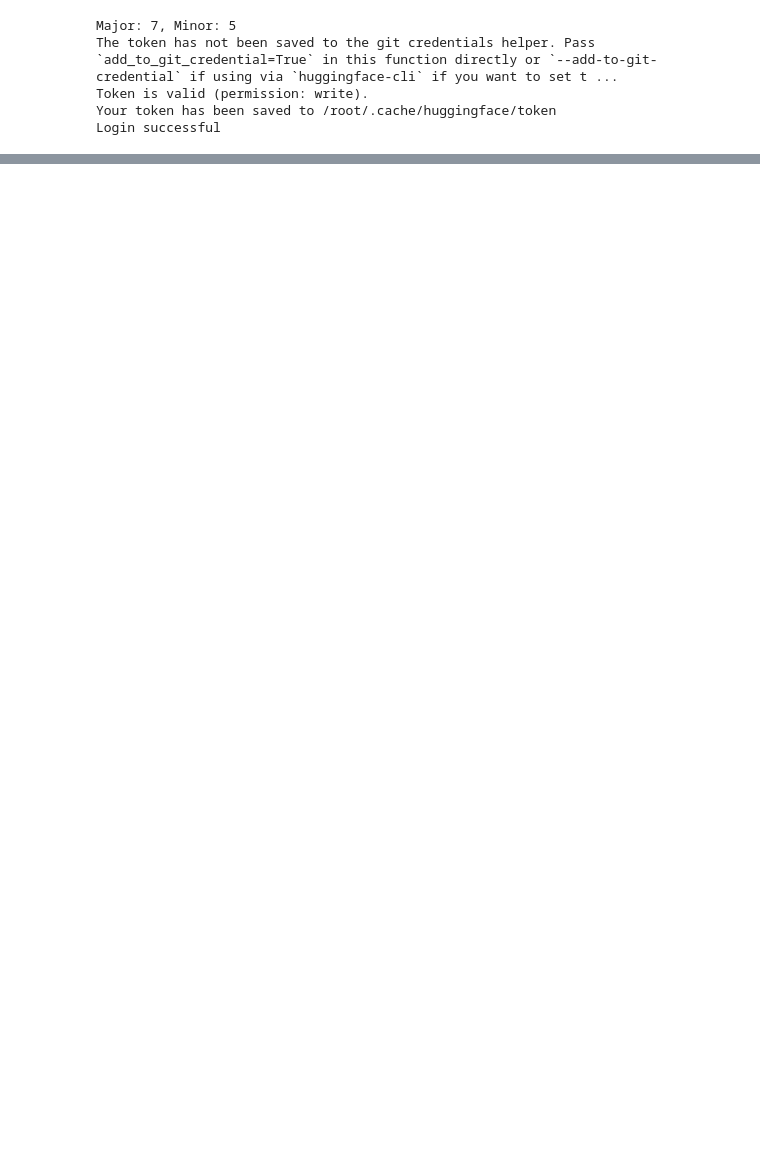
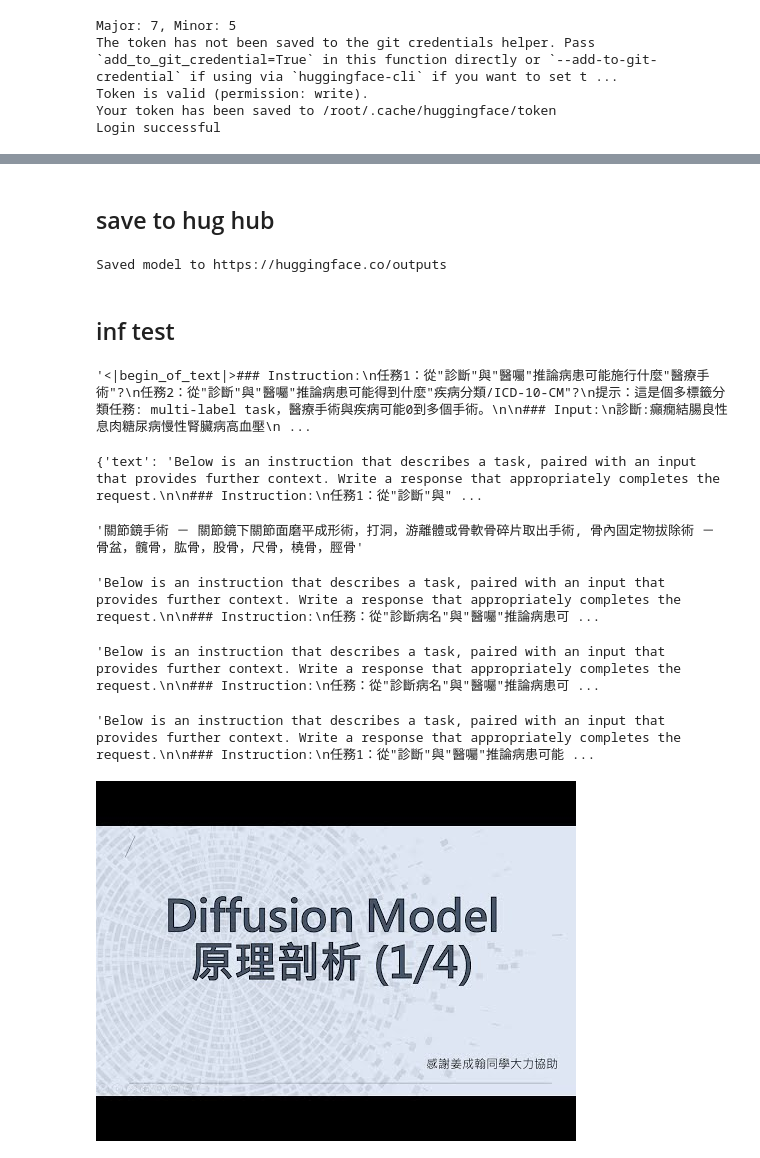
Before and after one commit to zhe0/prac, a Jupyter notebook: finetuning_llama3.1_on_classify_task.ipynb, the cells around one changed output, grey strips where cells are left out. Saved outputs shown, nothing was run; the diff lists cells and outputs as text; code cells hidden in the pictures; blank space fills up the shorter version.

```diff
--- a/finetuning_llama3.1_on_classify_task.ipynb
+++ b/finetuning_llama3.1_on_classify_task.ipynb
@@ -104,0 +1087,12 @@ print(response['message']['content'])
+# %% [markdown]
+## save to hug hub
+# %%
+# trainer.model.push_to_hub(repo_id,use_auth_token=t,tokenizer=tokenizer)
+# trainer.push_to_hub(repo_id)
+trainer.model.push_to_hub('outputs',use_temp_dir=False) #經由hug toke login in 之後可不帶參數，也記得hug那邊要新增repo名稱
+# model.push_to_hub(repo_id)
+# tokenizer.push_to_hub(repo_id)
+# %% [output]
+Saved model to https://huggingface.co/outputs
+# %% [markdown]
+## inf test
@@ -104,0 +1105,58 @@ print(response['message']['content'])
+# %%
+_Dx='癲癇結腸良性息肉糖尿病慢性腎臟病高血壓'
+_doc='病人110年05月03日20:37時至急診就醫，於110年05月04日因上述原因收入一般醫學內科病房，於110年05月10日進行大腸息肉切除手術，並使用止血夾拾壹支，於110年05月20日出院，宜回診後續追蹤治療。(以下空白)'
+# _Dx='懷孕39週，早期破水胎位不正，剖腹產(以下空白)'
+# _doc='於109年12月18日入院，於109年12月19日接受剖腹產，109年12月13日出院，共計6天.(以下空白)'
+# _Dx='1.頭部外傷併腦震盪及右眼皮(1公分)，下巴(1公分)，舌頭撕裂傷(2公分)2.多處擦傷3.左上門牙部分斷裂(以下空白)'
+# _doc='病患因以上病因於2020/12/11至本院急診，於急診接受右眼皮，下巴，舌頭撕裂傷縫合術，2020/12/11住院，2020/12/18出院，病患住院'
+# _Dx='1.左股骨幹粉碎性骨折術2.左膝前十字韌帶部分斷裂(以下空白)'
+# _doc='病患西元2021年01月04日因上述病因住院治療，於西元2021年01月05日接受內固定器移除及關節鏡清創手術，於西元2021年01月06日出院，術後宜門診追蹤治療，病患於110年01月15日至本院門診治療(以下空白)'
+# _Dx='左側慢性中耳炎 慢性鼻炎 左側耳咽管功能障礙'
+# _doc='109年09月15日，109年09月29日，109年10月13日，109年11月03日，109年12月15日，109年12月29日門診。於109年12月02日住院，接受左側耳咽管成型手術，兩側下鼻甲成型手術，於109年12月02日出院。於109年12月09日住院，接受左側鼓室成型手術併乳突切開手術，於109年12月12日出院。(以下空白)'
+
+# old inf prompt，我猜因為夾帶空的OP與DI在最後面，導致文字接龍被迫放棄手術
+# inputs = tokenizer(
+# [
+#     alpaca_prompt.format(Dx=_Dx,doc=_doc,op='',di='')
+# ], return_tensors = "pt").to("cuda")
+# 會因為後面prompt不同，而有不同答案...
+s1='### Instruction:\n任務1：從"診斷"與"醫囑"推論病患可能施行什麼"醫療手術"?\n任務2：從"診斷"與"醫囑"推論病患可能得到什麼"疾病分類/ICD-10-CM"?\n提示：這是個多標籤分類任務: multi-label task，醫療手術與疾病可能0到多個手術。
+s2='手術''
+s2='\n\n### Input:\n診斷:'
+s2='\n醫囑:'
+s3='\n\n'
+inputs=tokenizer([s1+_Dx+s2+_doc+s3], return_tensors = "pt").to("cuda")
+
+outputs = inf.generate(**inputs, max_new_tokens = 256, use_cache = True)
+res=tokenizer.batch_decode(outputs)
+res[0]
+# %% [output]
+'<|begin_of_text|>### Instruction:\n任務1：從"診斷"與"醫囑"推論病患可能施行什麼"醫療手術"?\n任務2：從"診斷"與"醫囑"推論病患可能得到什麼"疾病分類/ICD-10-CM"?\n提示：這是個多標籤分類任務: multi-label task，醫療手術與疾病可能0到多個手術。\n\n### Input:\n診斷:癲癇結腸良性息肉糖尿病慢性腎臟病高血壓\n ...
+# %%
+for i in my_dataset.to_iterable_dataset():
+  if '左股骨幹粉碎性骨折術'in i['text']:
+    print(i)
+# %% [output]
+{'text': 'Below is an instruction that describes a task, paired with an input that provides further context. Write a response that appropriately completes the request.\n\n### Instruction:\n任務1：從"診斷"與" ...
+# %%
+di='1.左股骨幹粉碎性骨折術2.左膝前十字韌帶部分斷裂(以下空白)'
+data[data['診斷-病名']==di]['健保手術名稱'].tolist()[0]
+# %% [output]
+'關節鏡手術 － 關節鏡下關節面磨平成形術，打洞，游離體或骨軟骨碎片取出手術, 骨內固定物拔除術 － 骨盆，髖骨，肱骨，股骨，尺骨，橈骨，脛骨'
+# %%
+res[0]
+# %% [output]
+'Below is an instruction that describes a task, paired with an input that provides further context. Write a response that appropriately completes the request.\n\n### Instruction:\n任務：從"診斷病名"與"醫囑"推論病患可 ...
+# %%
+res[0]
+# %% [output]
+'Below is an instruction that describes a task, paired with an input that provides further context. Write a response that appropriately completes the request.\n\n### Instruction:\n任務：從"診斷病名"與"醫囑"推論病患可 ...
+# %%
+alpaca_prompt.format(Dx=_Dx,doc=_doc,op='',di='')
+# %% [output]
+'Below is an instruction that describes a task, paired with an input that provides further context. Write a response that appropriately completes the request.\n\n### Instruction:\n任務1：從"診斷"與"醫囑"推論病患可能 ...
+# %%
+from IPython.display import YouTubeVideo
+YouTubeVideo('ifCDXFdeaaM', width=1280, height=768)
+# %% [output]
+[figure, added]
```
Also changed, not shown: parts of 32 cells of this notebook.
